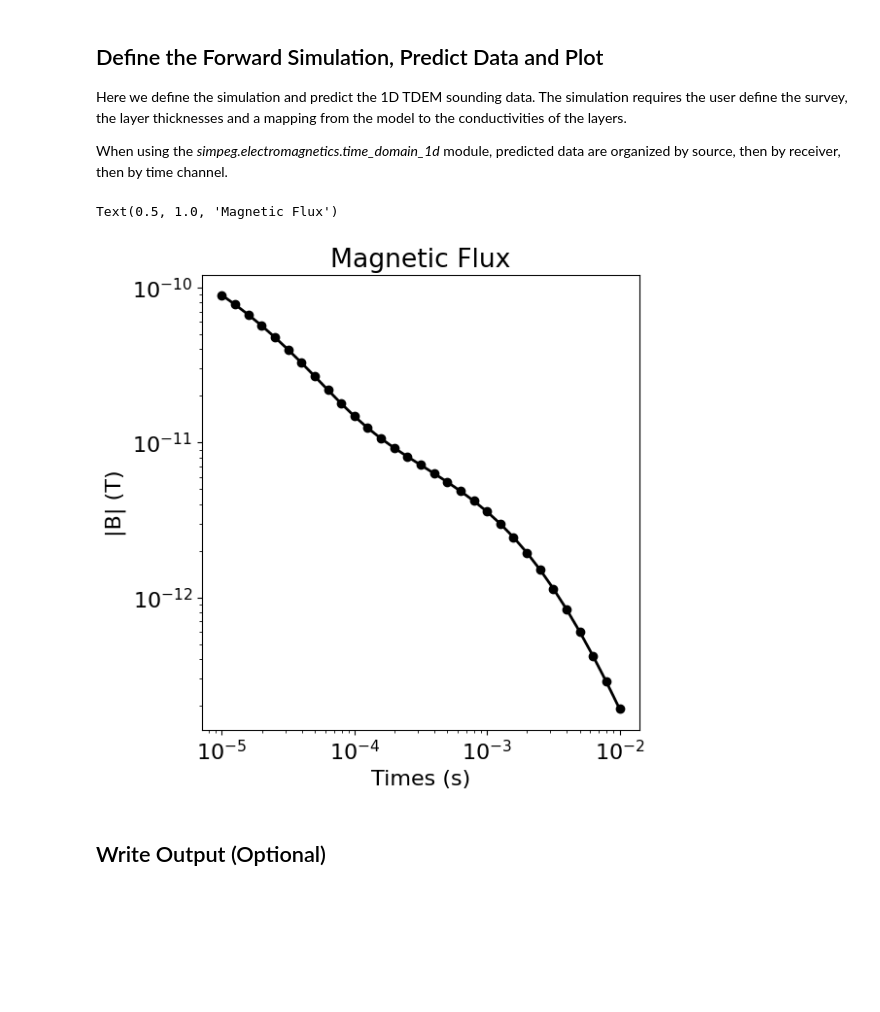
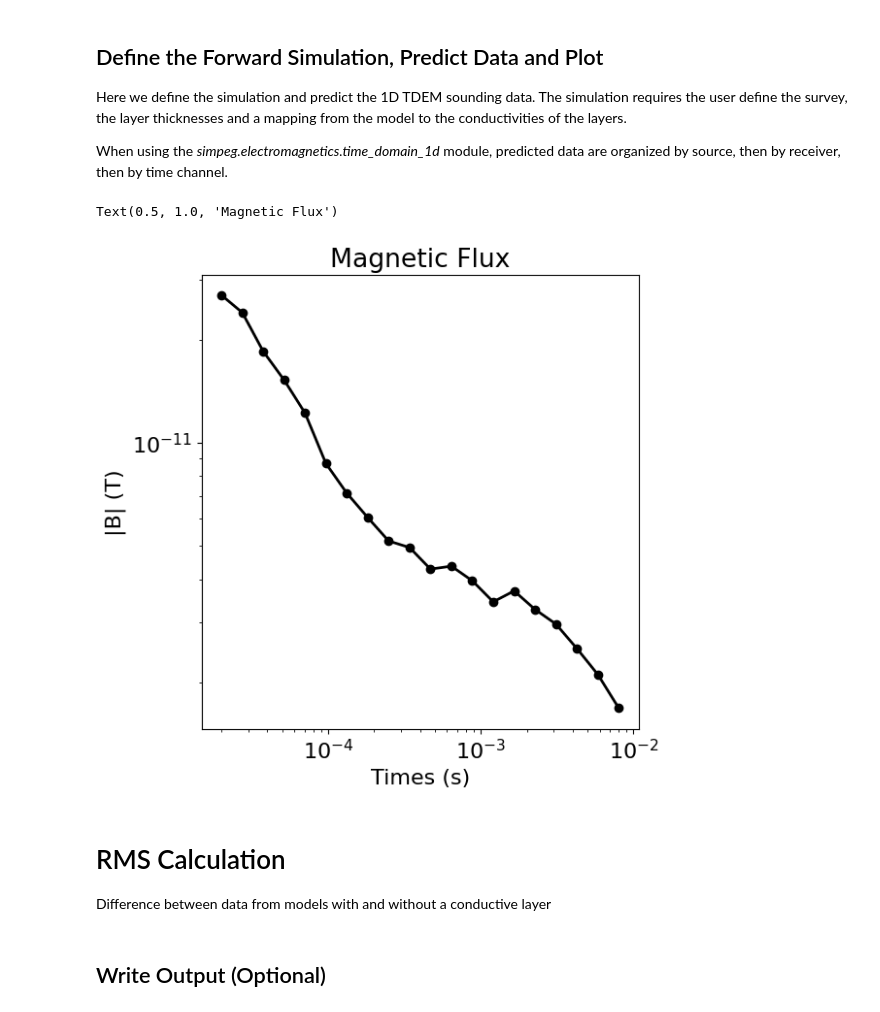
Before and after one commit to pablochanghuang/FDEMvTDEM, a Jupyter notebook: TDEM_1D_forward.ipynb, the cells around one changed output. Cells and saved outputs as stored; diff of their text form; code cells hidden in the pictures; blank space fills up the shorter version.

```diff
--- a/TDEM_1D_forward.ipynb
+++ b/TDEM_1D_forward.ipynb
@@ -37,15 +37,15 @@ is a unit step-off. The receiver measures the vertical component of the magnetic
 density at the loop's center.
 # %%
 # Source properties
-source_location = np.array([0.0, 0.0, 20.0])
+source_location = np.array([0.0, 0.0, 30.0])
 source_orientation = "z"  # "x", "y" or "z"
 source_current = 1.0  # maximum on-time current
 source_radius = 6.0  # source loop radius
 
 # Receiver properties
-receiver_location = np.array([0.0, 0.0, 20.0])
+receiver_location = np.array([0.0, 0.0, 30.0])
 receiver_orientation = "z"  # "x", "y" or "z"
-times = np.logspace(-5, -2, 31)  # time channels (s)
+times = np.logspace(np.log10(2e-5), np.log10(8e-3), 20)# time channels (s)
 
 # Define receiver list. In our case, we have only a single receiver for each source.
 # When simulating the response for multiple component and/or field orientations,
@@ -88,10 +81,10 @@ This can be defined as a 3 layered Earth model.
 # %%
 # Physical properties
 background_conductivity = 1e-1
-layer_conductivity = 1e0
+layer_conductivity = 1e1
 
 # Layer thicknesses
-thicknesses = np.array([40.0, 40.0])
+thicknesses = np.array([50.0, 20.0])
 n_layer = len(thicknesses) + 1
 
 # physical property models
@@ -101,11 +94,10 @@ model[1] = layer_conductivity
 # Define a mapping for conductivities
 model_mapping = maps.IdentityMap(nP=n_layer)
 
-# Plot conductivity model
-thicknesses_for_plotting = np.r_[thicknesses, 40.0]
+# Plot conductivity model, max_depth
+thicknesses_for_plotting = np.r_[thicknesses, 160.0]
 
 fig = plt.figure(figsize=(6, 5))
 ax = fig.add_axes([0.15, 0.15, 0.8, 0.8])
 plot_1d_layer_model(thicknesses_for_plotting, model, ax=ax, show_layers=False)
-plt.gca().invert_yaxis()
 # %% [output]
@@ -122,24 +115,34 @@ predicted data are organized by source, then by receiver, then by time channel.
 # %%
 # Define the simulation
 simulation = tdem.Simulation1DLayered(
     survey=survey,
     thicknesses=thicknesses,
     sigmaMap=model_mapping,
 )
 
 # Predict data for a given model
 dpred = simulation.dpred(model)
 
+# Add gausian random noise
+noise_percentage = 0.05
+noise = np.random.normal(0, noise_percentage * np.abs(dpred), size=dpred.shape)
+dpred = dpred + noise
+
+
 # Plot sounding
 fig = plt.figure(figsize=(6, 6))
 ax = fig.add_axes([0.2, 0.15, 0.75, 0.78])
 ax.loglog(times, dpred, "k-o", lw=2)
 ax.set_xlabel("Times (s)")
 ax.set_ylabel("|B| (T)")
 ax.set_title("Magnetic Flux")
 # %% [output]
 Text(0.5, 1.0, 'Magnetic Flux')
-[figure, old version]
+[figure, new version]
+# %% [markdown]
+# RMS Calculation
+
+Difference between data from models with and without a conductive layer
 # %% [markdown]
 ## Write Output (Optional)
 # %%
```
Also changed, not shown: parts of 4 cells of this notebook, 2 other files.
